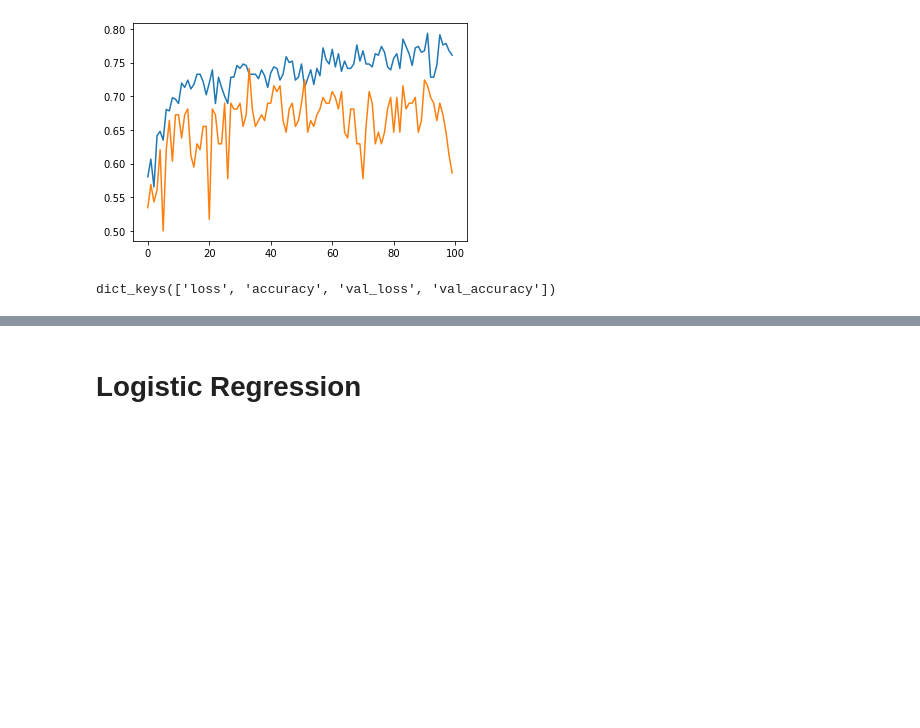
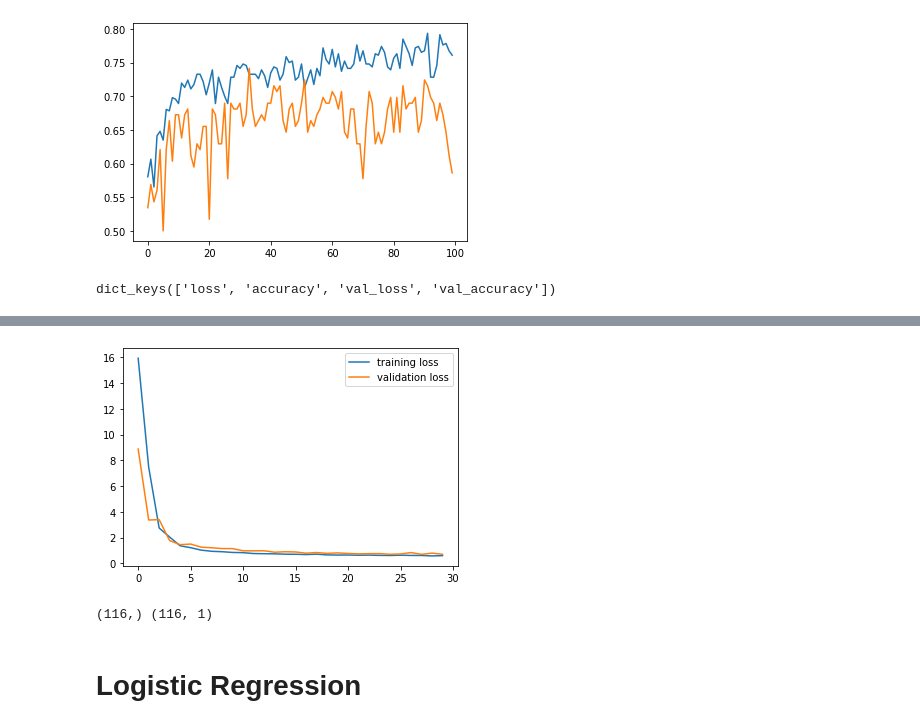
Before and after one commit to ShashankIITG/Machine-Learning-Study---2023, a Jupyter notebook: Challenges/Diabetes Classification/diabetes-detector.ipynb, the cells around one changed output, grey strips where cells are left out. Cells and saved outputs as stored; diff of their text form; code cells hidden in the pictures; blank space fills up the shorter version.

```diff
--- a/Challenges/Diabetes Classification/diabetes-detector.ipynb
+++ b/Challenges/Diabetes Classification/diabetes-detector.ipynb
@@ -171,0 +192,7 @@ dict_keys(['loss', 'accuracy', 'val_loss', 'val_accuracy'])
+# %%
+plt.plot(hist.history['loss'], label="training loss")
+plt.plot(hist.history['val_loss'], label="validation loss")
+plt.legend()
+plt.show()
+# %% [output]
+[figure, added]
@@ -172,3 +201,7 @@ dict_keys(['loss', 'accuracy', 'val_loss', 'val_accuracy'])
+# %%
+print(Yp_knn.shape, Yp_mlp.shape)
+# %% [output]
+(116,) (116, 1)
 # %% [markdown]
 # Logistic Regression
 # %%
```
Also changed, not shown: parts of 27 cells of this notebook.
